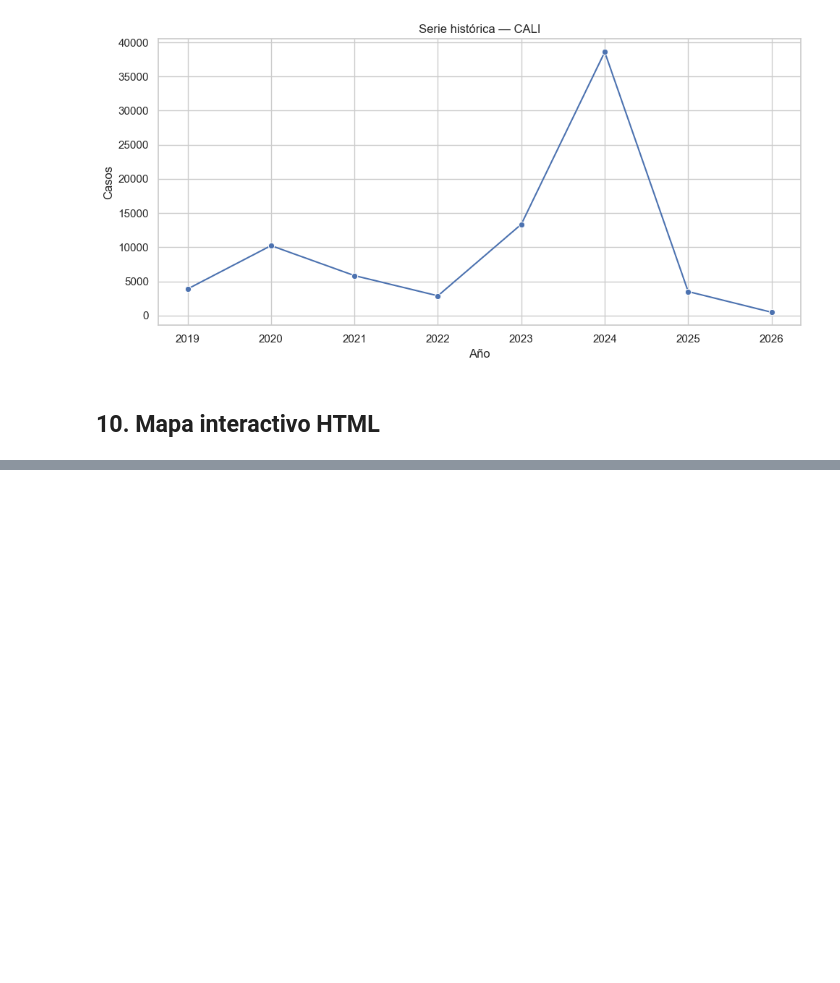
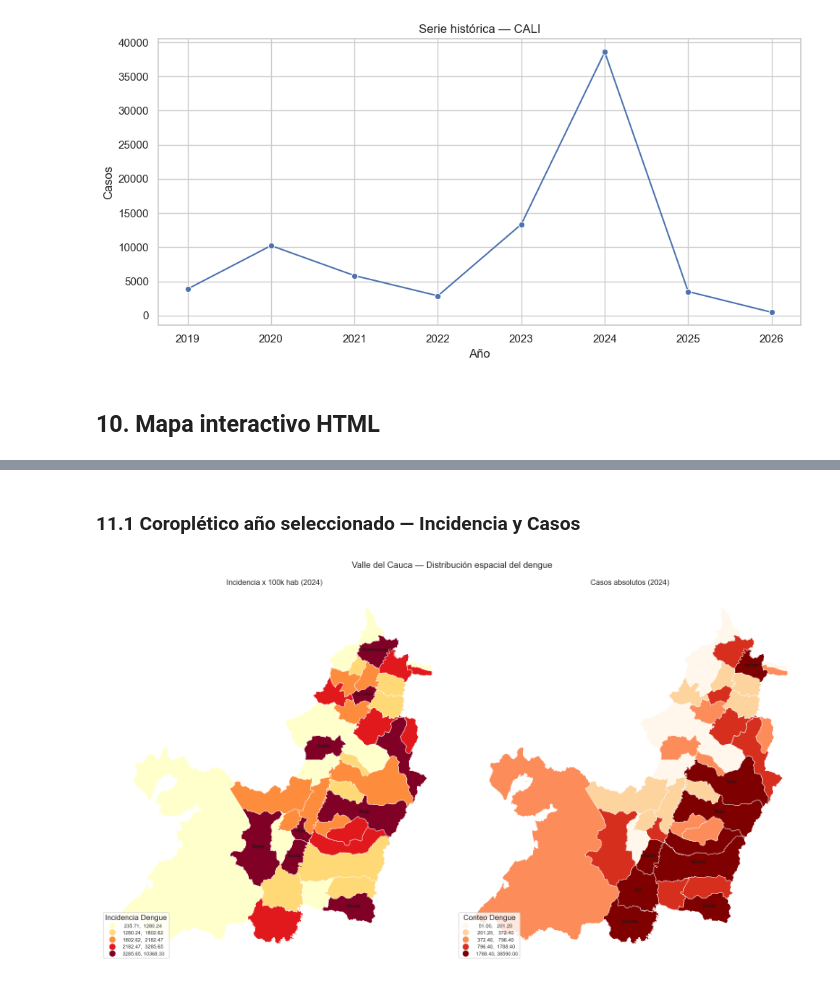
Before and after one commit to germanavila09/Modelo-Dengue-Valle-del-Cauca, a Jupyter notebook: notebooks/analisis_dengue.ipynb, the cells around one changed output, grey strips where cells are left out. Cells and saved outputs as stored; diff of their text form; code cells hidden in the pictures; blank space fills up the shorter version.

```diff
--- a/notebooks/analisis_dengue.ipynb
+++ b/notebooks/analisis_dengue.ipynb
@@ -136,0 +205,17 @@ graficar_serie_municipio(pivot, MUNICIPIO);
+# %%
+# Join espacial: polígonos + datos de dengue (todos los años)
+_gdf = gdf.copy()
+_gdf.columns = _gdf.columns.str.upper()
+
+gdf_geo = municipios_geo.merge(
+    _gdf[["MPIO_CCDGO","AÑO","CONTEO_DENGUE","INCIDENCIA_DENGUE","POBLACIÓN"]],
+    left_on="mpio_ccdgo_full",
+    right_on="MPIO_CCDGO",
+    how="left",
+)
+gdf_geo.columns = gdf_geo.columns.str.lower()
+
+print(f"Registros tras join : {len(gdf_geo)}")
+print(f"Años disponibles    : {sorted(gdf_geo['año'].dropna().astype(int).unique())}")
+print(f"Nulos incidencia    : {gdf_geo['incidencia_dengue'].isna().sum()}")
+gdf_geo[["mpio_cnmbr","año","conteo_dengue","incidencia_dengue"]].head(8)
@@ -136,0 +235,34 @@ graficar_serie_municipio(pivot, MUNICIPIO);
+# %% [markdown]
+### 11.1 Coroplético año seleccionado — Incidencia y Casos
+# %%
+anio_vis = ANIO
+df_anio  = gdf_geo[gdf_geo["año"] == anio_vis].copy()
+
+fig, axes = plt.subplots(1, 2, figsize=(16, 9))
+
+for ax, col, title, cmap in [
+    (axes[0], "incidencia_dengue", f"Incidencia x 100k hab ({anio_vis})", "YlOrRd"),
+    (axes[1], "conteo_dengue",     f"Casos absolutos ({anio_vis})",        "OrRd"),
+]:
+    df_anio.plot(
+        column=col, ax=ax,
+        cmap=cmap, scheme="quantiles", k=5,
+        edgecolor="white", linewidth=0.6,
+        missing_kwds={"color": "#cccccc"},
+        legend=True,
+        legend_kwds={"title": col.replace("_"," ").title(),
+                     "loc": "lower left", "fontsize": 8},
+    )
+    top8 = df_anio.nlargest(8, col)
+    for _, r in top8.iterrows():
+        cx, cy = r.geometry.centroid.x, r.geometry.centroid.y
+        ax.annotate(r["mpio_cnmbr"].title(), (cx, cy),
+                    fontsize=6.5, ha="center", color="#1a1a1a", fontweight="bold")
+    ax.set_title(title, fontsize=12, pad=10)
+    ax.set_axis_off()
+
+plt.suptitle("Valle del Cauca — Distribución espacial del dengue", fontsize=14, y=1.01)
+plt.tight_layout()
+plt.show()
+# %% [output]
+[figure, added]
```
Also changed, not shown: parts of 14 cells of this notebook, 31 other files.
